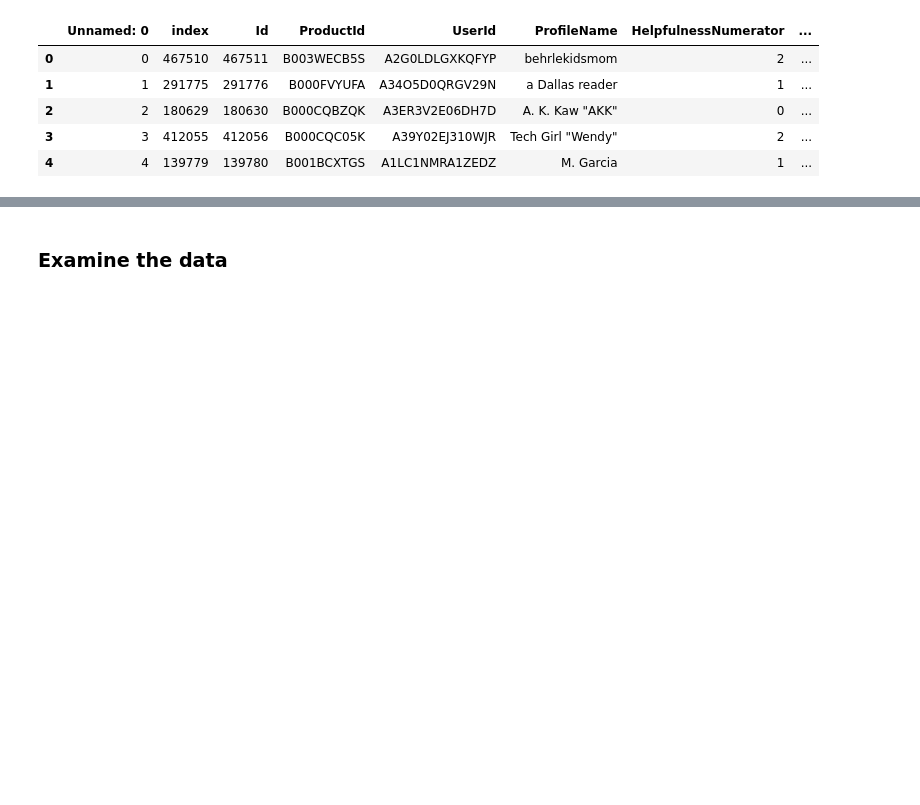
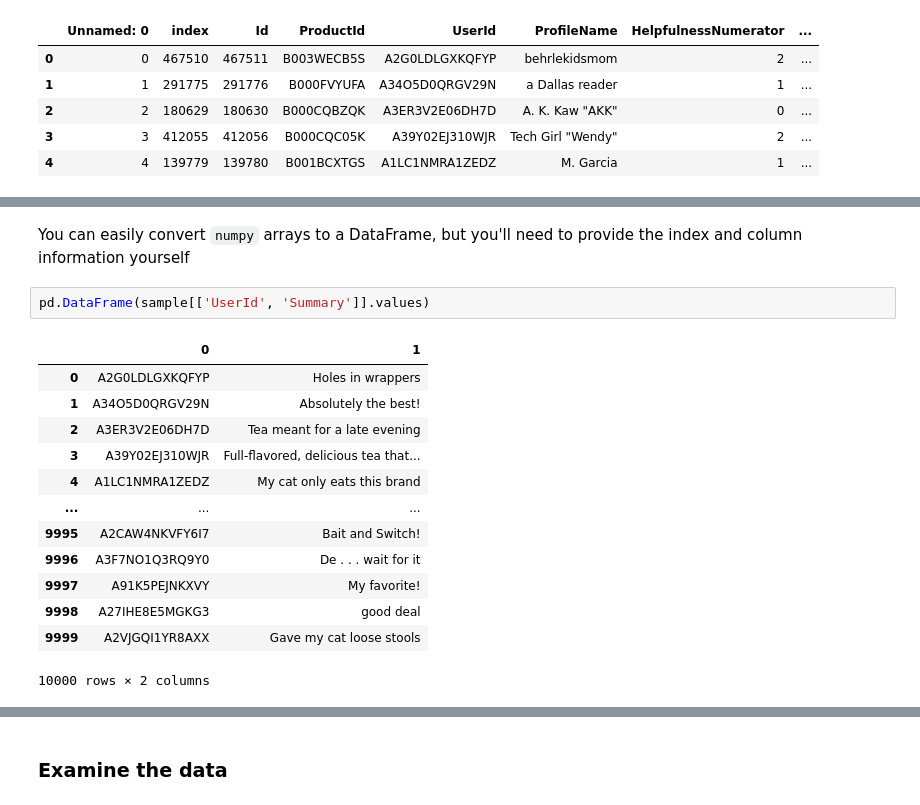
Before and after one commit to patrickvankessel/text-analysis-workshop, a Jupyter notebook: Tutorial.ipynb, the cells around one changed output, grey strips where cells are left out. Drawn from its saved outputs; the diff is of its cells as text; blank space fills up the shorter version.

```diff
--- a/Tutorial.ipynb
+++ b/Tutorial.ipynb
@@ -29,0 +197,18 @@ sample.head()
+# %% [markdown]
+You can easily convert `numpy` arrays to a DataFrame, but you'll need to provide the index and column information yourself
+# %%
+pd.DataFrame(sample[['UserId', 'Summary']].values)
+# %% [output]
+|  | 0 | 1 |
+| 0 | A2G0LDLGXKQFYP | Holes in wrappers |
+| 1 | A34O5D0QRGV29N | Absolutely the best! |
+| 2 | A3ER3V2E06DH7D | Tea meant for a late evening |
+| 3 | A39Y02EJ310WJR | Full-flavored, delicious tea that... |
+| 4 | A1LC1NMRA1ZEDZ | My cat only eats this brand |
+| ... | ... | ... |
+| 9995 | A2CAW4NKVFY6I7 | Bait and Switch! |
+| 9996 | A3F7NO1Q3RQ9Y0 | De . . . wait for it |
+| 9997 | A91K5PEJNKXVY | My favorite! |
+| 9998 | A27IHE8E5MGKG3 | good deal |
+| 9999 | A2VJGQI1YR8AXX | Gave my cat loose stools |
+10000 rows × 2 columns
```
Also changed, not shown: parts of 62 cells of this notebook.
